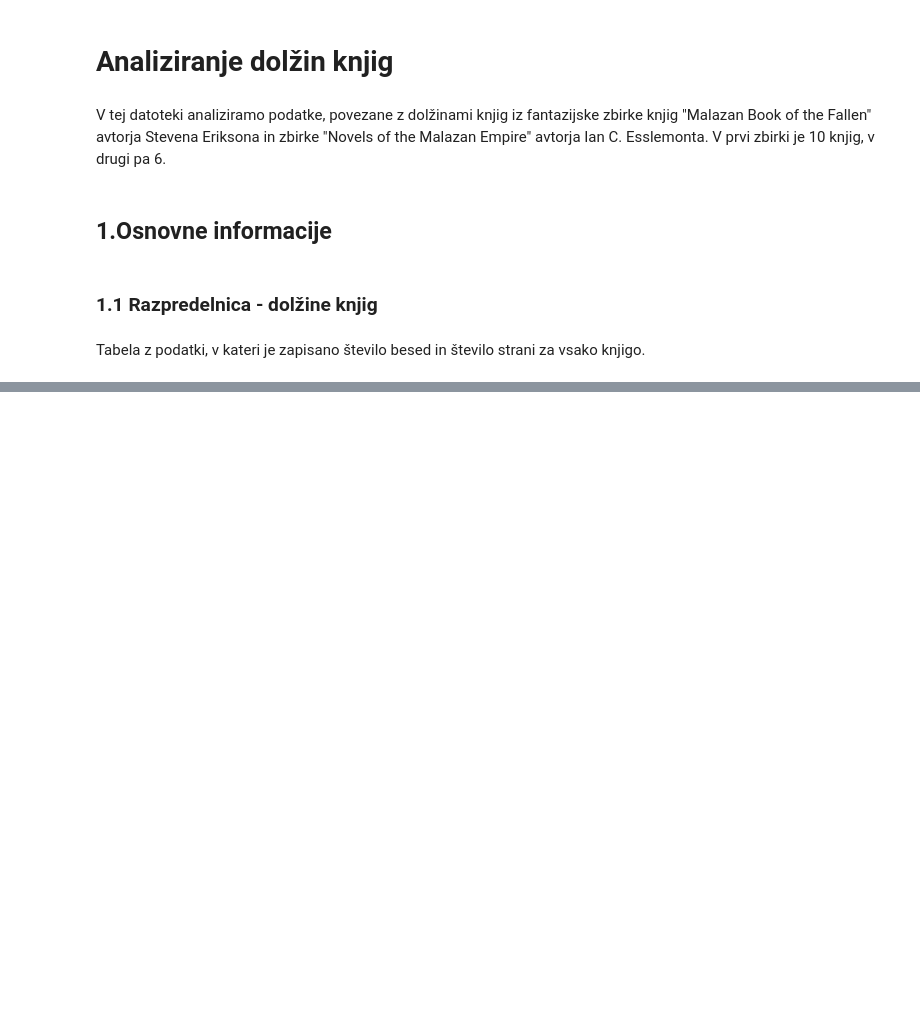
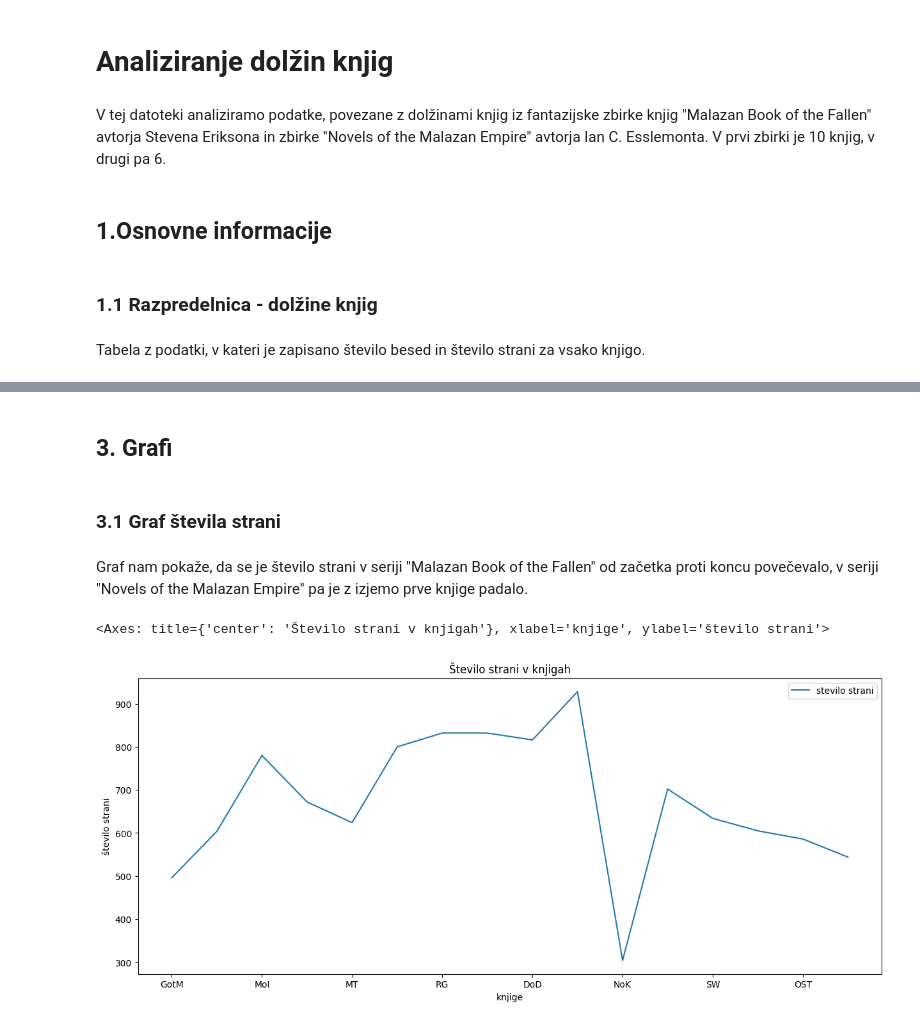
Before and after one commit to Neo-Mistral/Projektna-naloga, a Jupyter notebook: Analiziranje_dolzin_knjig.ipynb, the cells around one changed output, grey strips where cells are left out. Cells and saved outputs as stored; diff of their text form; code cells hidden in the pictures; blank space fills up the shorter version.

```diff
--- a/Analiziranje_dolzin_knjig.ipynb
+++ b/Analiziranje_dolzin_knjig.ipynb
@@ -49,0 +87,11 @@ dolzine
+# %% [markdown]
+## 3. Grafi
+# %% [markdown]
+### 3.1 Graf števila strani
+# %% [markdown]
+Graf nam pokaže, da se je število strani v seriji "Malazan Book of the Fallen" od začetka proti koncu povečevalo, v seriji "Novels of the Malazan Empire" pa je z izjemo prve knjige padalo.
+# %%
+dolzine.plot(x='kratica', y='stevilo strani', xlabel='knjige', ylabel='število strani', figsize=(15, 6), title='Število strani v knjigah', rot=0)
+# %% [output]
+<Axes: title={'center': 'Število strani v knjigah'}, xlabel='knjige', ylabel='število strani'>
+[figure, added]
```
Also changed, not shown: parts of 13 cells of this notebook, 2 other files.
